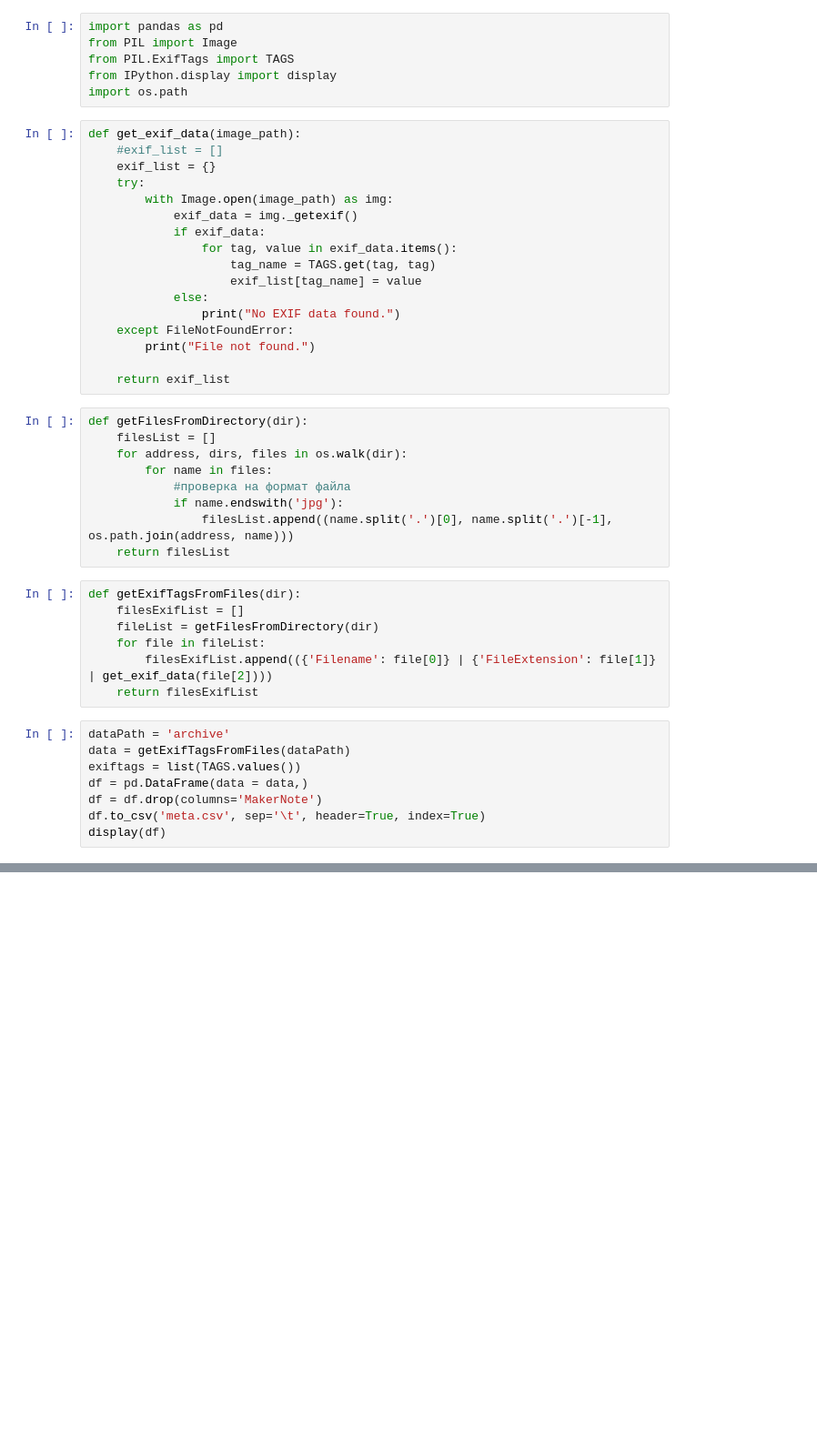
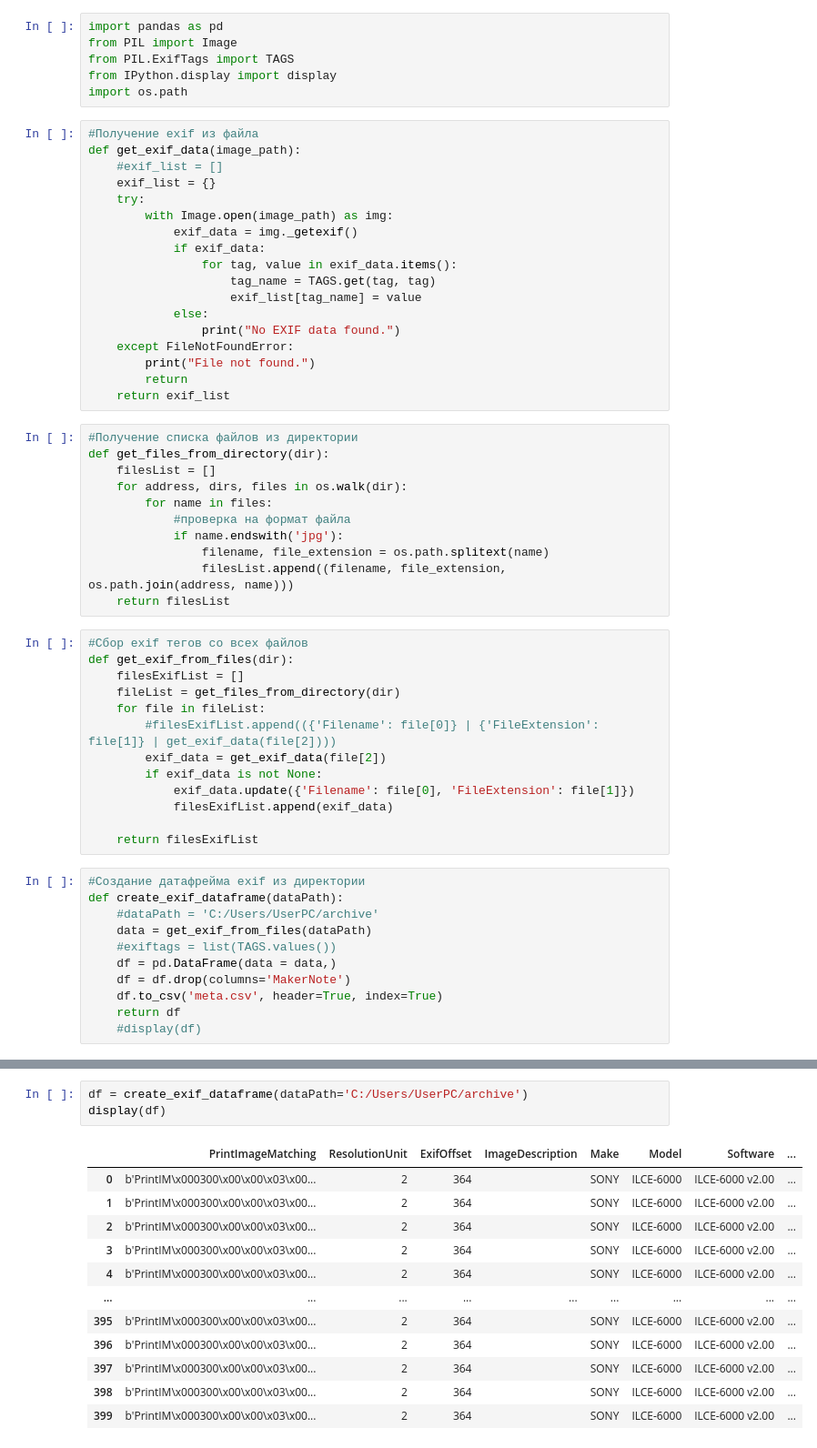
Before and after one commit to cloudsucker/visdatcompy, a Jupyter notebook: ipynb_codes/exif.ipynb, the cells around one changed output, grey strips where cells are left out. Shown: that part at 91% size. Saved outputs shown, nothing was run; the diff lists cells and outputs as text; blank space fills up the shorter version.

Commit message:
exif update

```diff
--- a/ipynb_codes/exif.ipynb
+++ b/ipynb_codes/exif.ipynb
@@ -5,6 +5,7 @@ from PIL.ExifTags import TAGS
 from IPython.display import display
 import os.path
 # %%
+#Получение exif из файла
 def get_exif_data(image_path):
     #exif_list = []
     exif_list = {}
@@ -19,29 +20,40 @@ def get_exif_data(image_path):
                 print("No EXIF data found.")
     except FileNotFoundError:
         print("File not found.")
-
+        return
     return exif_list
 # %%
-def getFilesFromDirectory(dir):
+#Получение списка файлов из директории
+def get_files_from_directory(dir):
     filesList = []
     for address, dirs, files in os.walk(dir):
         for name in files:
             #проверка на формат файла
             if name.endswith('jpg'):
-                filesList.append((name.split('.')[0], name.split('.')[-1], os.path.join(address, name)))
+                filename, file_extension = os.path.splitext(name)
+                filesList.append((filename, file_extension, os.path.join(address, name)))
     return filesList
 # %%
-def getExifTagsFromFiles(dir):
+#Сбор exif тегов со всех файлов
+def get_exif_from_files(dir):
     filesExifList = []
-    fileList = getFilesFromDirectory(dir)
+    fileList = get_files_from_directory(dir)
     for file in fileList:
-        filesExifList.append(({'Filename': file[0]} | {'FileExtension': file[1]} | get_exif_data(file[2])))
+        #filesExifList.append(({'Filename': file[0]} | {'FileExtension': file[1]} | get_exif_data(file[2])))
+        exif_data = get_exif_data(file[2])
+        if exif_data is not None:
+            exif_data.update({'Filename': file[0], 'FileExtension': file[1]})
+            filesExifList.append(exif_data)
+
     return filesExifList
 # %%
-dataPath = 'archive'
-data = getExifTagsFromFiles(dataPath)
-exiftags = list(TAGS.values())
-df = pd.DataFrame(data = data,)
-df = df.drop(columns='MakerNote')
-df.to_csv('meta.csv', sep='\t', header=True, index=True)
-display(df)
+#Создание датафрейма exif из директории
+def create_exif_dataframe(dataPath):
+    #dataPath = 'C:/Users/UserPC/archive'
+    data = get_exif_from_files(dataPath)
+    #exiftags = list(TAGS.values())
+    df = pd.DataFrame(data = data,)
+    df = df.drop(columns='MakerNote')
+    df.to_csv('meta.csv', header=True, index=True)
+    return df
+    #display(df)
@@ -61,0 +60,16 @@ display(df)
+# %%
+df = create_exif_dataframe(dataPath='C:/Users/UserPC/archive')
+display(df)
+# %% [output]
+|  | PrintImageMatching | ResolutionUnit | ExifOffset | ImageDescription | Make | Model | Software | ... |
+| 0 | b'PrintIM\x000300\x00\x00\x03\x00... | 2 | 364 |  | SONY | ILCE-6000 | ILCE-6000 v2.00 | ... |
+| 1 | b'PrintIM\x000300\x00\x00\x03\x00... | 2 | 364 |  | SONY | ILCE-6000 | ILCE-6000 v2.00 | ... |
+| 2 | b'PrintIM\x000300\x00\x00\x03\x00... | 2 | 364 |  | SONY | ILCE-6000 | ILCE-6000 v2.00 | ... |
+| 3 | b'PrintIM\x000300\x00\x00\x03\x00... | 2 | 364 |  | SONY | ILCE-6000 | ILCE-6000 v2.00 | ... |
+| 4 | b'PrintIM\x000300\x00\x00\x03\x00... | 2 | 364 |  | SONY | ILCE-6000 | ILCE-6000 v2.00 | ... |
+| ... | ... | ... | ... | ... | ... | ... | ... | ... |
+| 395 | b'PrintIM\x000300\x00\x00\x03\x00... | 2 | 364 |  | SONY | ILCE-6000 | ILCE-6000 v2.00 | ... |
+| 396 | b'PrintIM\x000300\x00\x00\x03\x00... | 2 | 364 |  | SONY | ILCE-6000 | ILCE-6000 v2.00 | ... |
+| 397 | b'PrintIM\x000300\x00\x00\x03\x00... | 2 | 364 |  | SONY | ILCE-6000 | ILCE-6000 v2.00 | ... |
+| 398 | b'PrintIM\x000300\x00\x00\x03\x00... | 2 | 364 |  | SONY | ILCE-6000 | ILCE-6000 v2.00 | ... |
+| 399 | b'PrintIM\x000300\x00\x00\x03\x00... | 2 | 364 |  | SONY | ILCE-6000 | ILCE-6000 v2.00 | ... |
```
Also changed, not shown: parts of 3 cells of this notebook.
